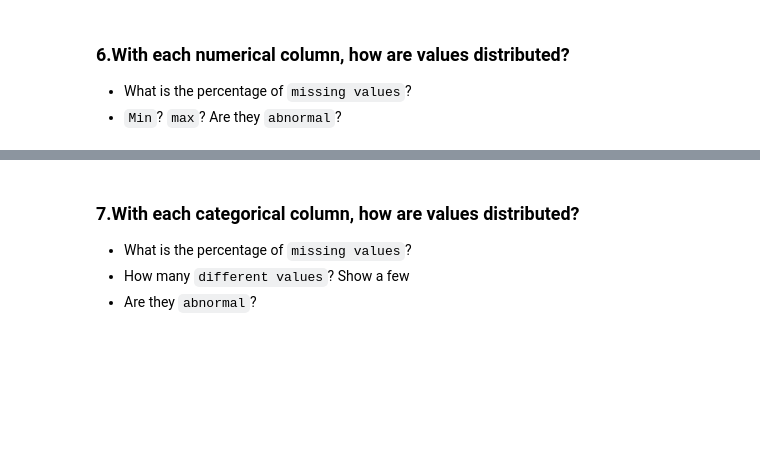
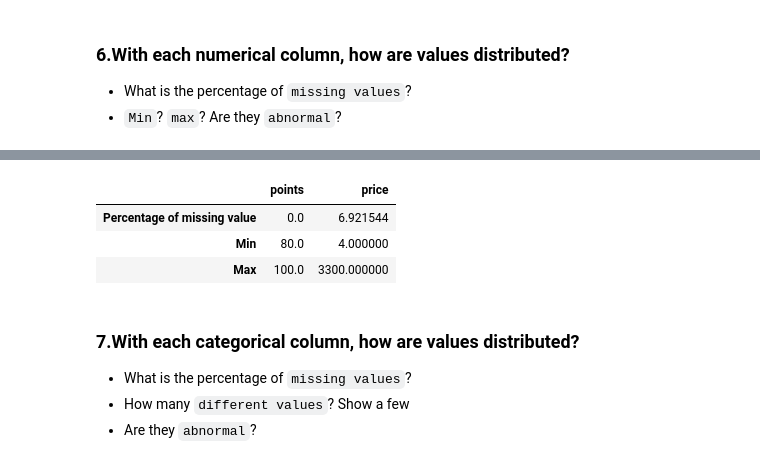
Before and after one commit to iamdkSang/20127214_20127612_Wine-Reviews, a Jupyter notebook: 20127214_20127612.ipynb, the cells around one changed output, grey strips where cells are left out. Drawn from its saved outputs; the diff is of its cells as text; code cells hidden in the pictures; blank space fills up the shorter version.

```diff
--- a/20127214_20127612.ipynb
+++ b/20127214_20127612.ipynb
@@ -56,3 +131,20 @@ The data consists of 13 fields:
+# %%
+# calculate percentage of missing value
+missing_percentage = numerical_cols.isnull().sum() * 100 / num_rows
+# calculate min value
+min_val = numerical_cols.min()
+# calculate max value
+max_val = numerical_cols.max()
+# display
+data = [missing_percentage, min_val, max_val]
+index_name = ['Percentage of missing value', 'Min', 'Max']
+numerical_cols_df = pd.DataFrame(data, index = index_name, columns = numerical_cols.columns)
+numerical_cols_df
+# %% [output]
+|  | points | price |
+| Percentage of missing value | 0.0 | 6.921544 |
+| Min | 80.0 | 4.000000 |
+| Max | 100.0 | 3300.000000 |
 # %% [markdown]
 ### 7.With each categorical column, how are values distributed?
 - What is the percentage of `missing values`?
```
Also changed, not shown: parts of 12 cells of this notebook.
